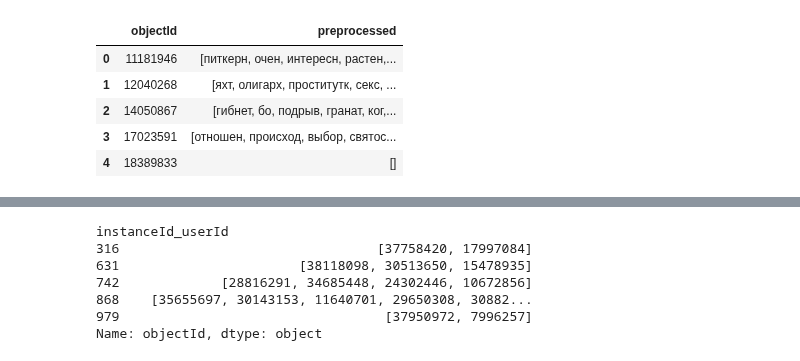
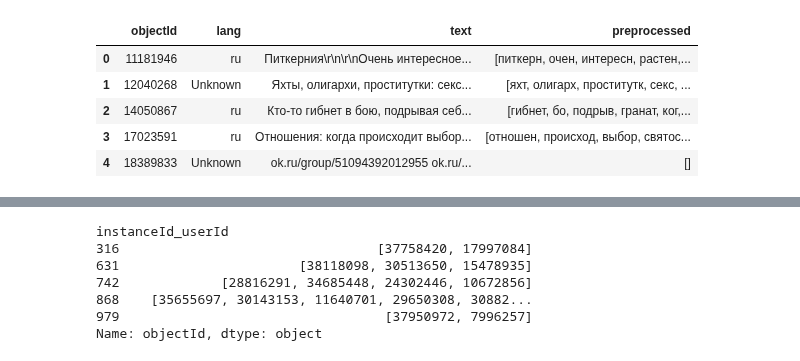
Before and after one commit to tyamgin/mlbootcamp, a Jupyter notebook: championship19/Untitled1.ipynb, the cells around one changed output, grey strips where cells are left out. Cells and saved outputs as stored; diff of their text form; code cells hidden in the pictures.

```diff
--- a/championship19/Untitled1.ipynb
+++ b/championship19/Untitled1.ipynb
@@ -22,16 +41,14 @@ output_path = '/Users/tyamgin/Projects/mlbootcamp/championship19/res/'
 # %%
 # Get the test texts
-test_texts = parquet.read_table(input_path + '/texts/textsTest/',
-                                columns = ['objectId','preprocessed']).to_pandas()
-train_texts = parquet.read_table(input_path + '/texts/textsTrain',
-                                       columns = ['objectId','preprocessed']).to_pandas()
+test_texts = parquet.read_table(input_path + '/texts/textsTest/').to_pandas()
+train_texts = parquet.read_table(input_path + '/texts/textsTrain').to_pandas()
 train_texts.head()
 # %% [output]
-|  | objectId | preprocessed |
-| 0 | 11181946 | [питкерн, очен, интересн, растен,... |
-| 1 | 12040268 | [яхт, олигарх, проститутк, секс, ... |
-| 2 | 14050867 | [гибнет, бо, подрыв, гранат, ког,... |
-| 3 | 17023591 | [отношен, происход, выбор, святос... |
-| 4 | 18389833 | [] |
+|  | objectId | lang | text | preprocessed |
+| 0 | 11181946 | ru | Питкерния\r\n\r\nОчень интересное... | [питкерн, очен, интересн, растен,... |
+| 1 | 12040268 | Unknown | Яхты, олигархи, проститутки: секс... | [яхт, олигарх, проститутк, секс, ... |
+| 2 | 14050867 | ru | Кто-то гибнет в бою, подрывая себ... | [гибнет, бо, подрыв, гранат, ког,... |
+| 3 | 17023591 | ru | Отношения: когда происходит выбор... | [отношен, происход, выбор, святос... |
+| 4 | 18389833 | Unknown | ok.ru/group/51094392012955 ok.ru/... | [] |
 # %%
 # Build document embeddings for text documents
```
Also changed, not shown: parts of 26 cells of this notebook, 2 other files.
